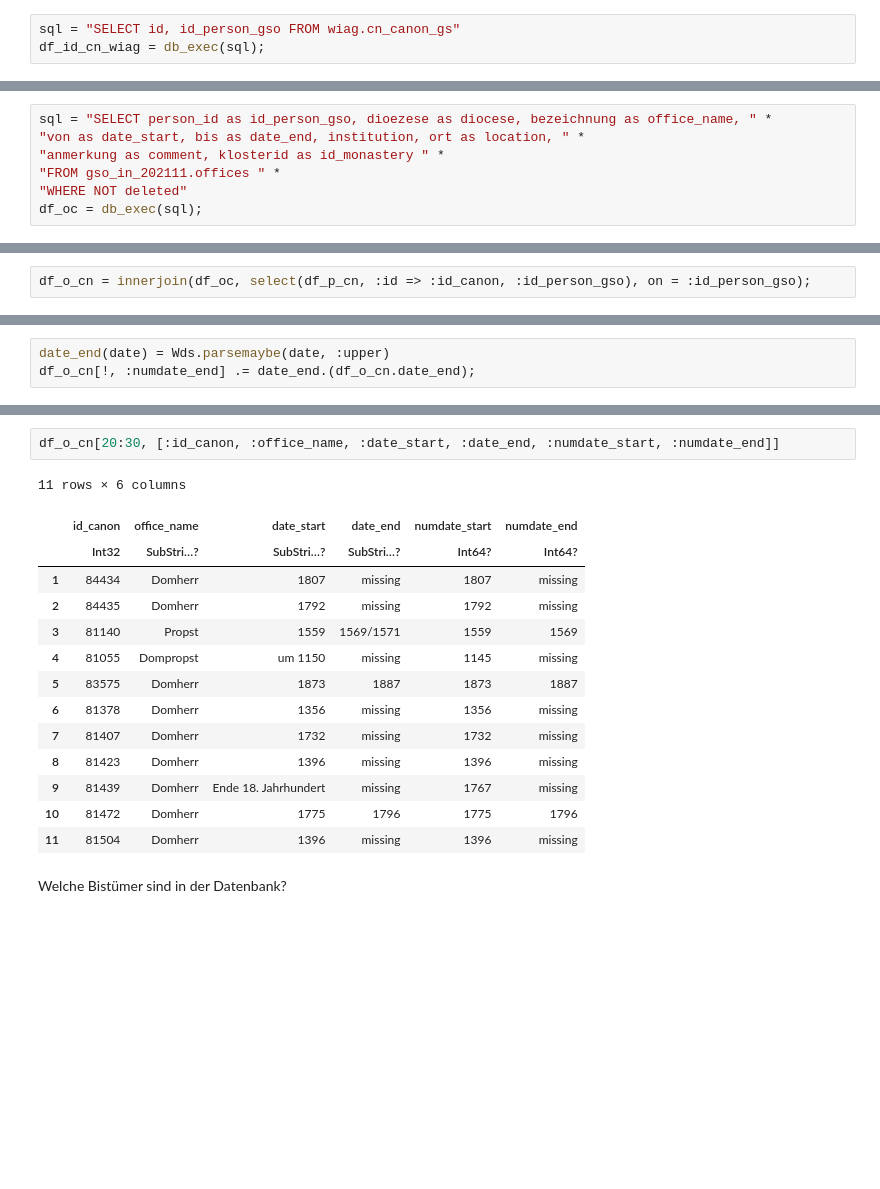
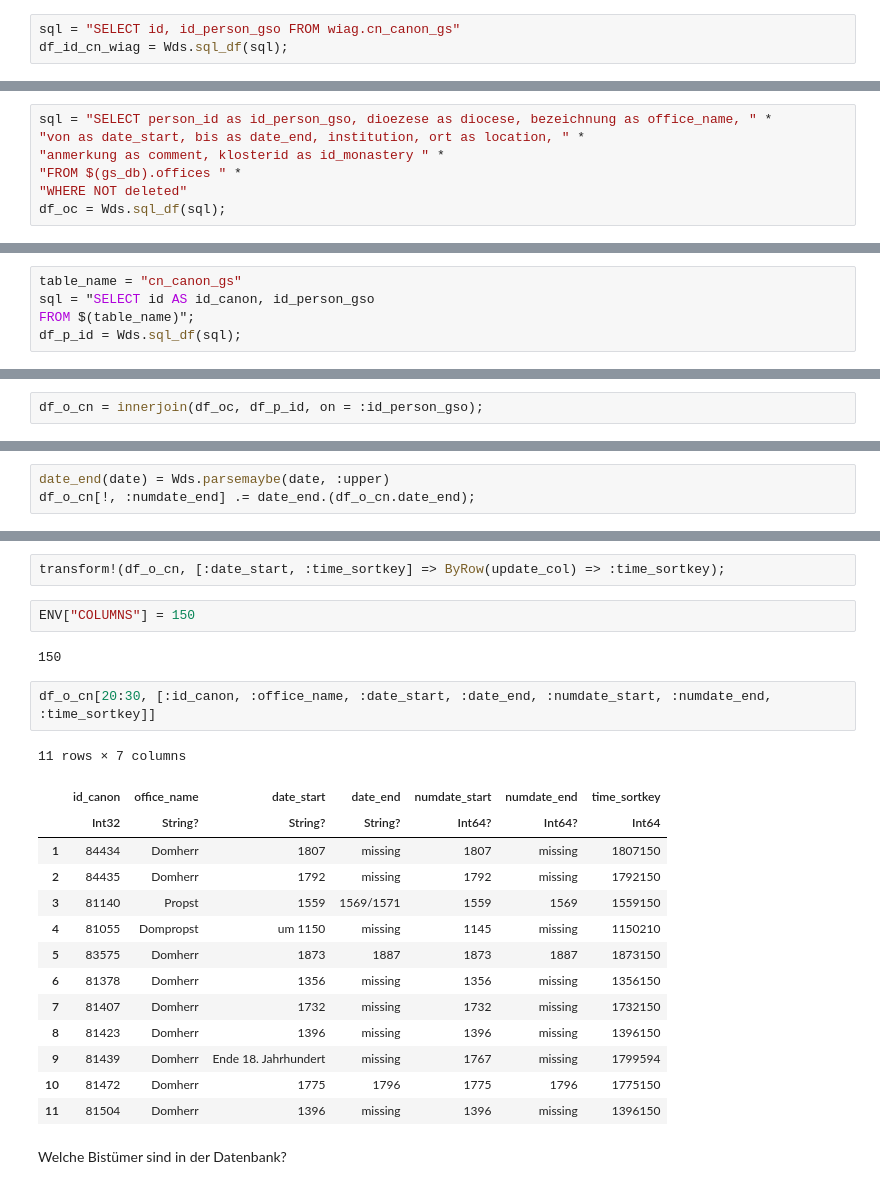
Before and after one commit to ghertko/WiagDataSetup, a Jupyter notebook: run/wiag/Domherren_GS.ipynb, the cells around one changed output, grey strips where cells are left out. Saved outputs shown, nothing was run; the diff lists cells and outputs as text; blank space fills up the shorter version.

```diff
--- a/run/wiag/Domherren_GS.ipynb
+++ b/run/wiag/Domherren_GS.ipynb
@@ -171,7 +172,7 @@ first(df_p_cn, 6)
 Lies bestehende IDs
 # %%
 sql = "SELECT id, id_person_gso FROM wiag.cn_canon_gs"
-df_id_cn_wiag = db_exec(sql);
+df_id_cn_wiag = Wds.sql_df(sql);
 # %%
 df_p_cn = leftjoin(df_p_cn, df_id_cn_wiag, on = :id_person_gso);
 # %%
@@ -441,8 +439,13 @@ Wds.filltable!(table_name, select(df_cn_ref_mg_bio, columns), clear_table = fals
 sql = "SELECT person_id as id_person_gso, dioezese as diocese, bezeichnung as office_name, " *
 "von as date_start, bis as date_end, institution, ort as location, " *
 "anmerkung as comment, klosterid as id_monastery " *
-"FROM gso_in_202111.offices " *
+"FROM $(gs_db).offices " *
 "WHERE NOT deleted"
-df_oc = db_exec(sql);
+df_oc = Wds.sql_df(sql);
 # %%
 Wds.clean_up!(df_oc)
+# %%
+table_name = "cn_canon_gs"
+sql = "SELECT id AS id_canon, id_person_gso
+FROM $(table_name)";
+df_p_id = Wds.sql_df(sql);
@@ -453,5 +458,5 @@ size(df_oc)
 # %%
-df_o_cn = innerjoin(df_oc, select(df_p_cn, :id => :id_canon, :id_person_gso), on = :id_person_gso);
+df_o_cn = innerjoin(df_oc, df_p_id, on = :id_person_gso);
 # %%
 size(df_o_cn)
 # %% [output]
@@ -536,20 +491,26 @@ df_o_cn[!, :numdate_end] .= date_end.(df_o_cn.date_end);
+# %%
+transform!(df_o_cn, [:date_start, :time_sortkey] => ByRow(update_col) => :time_sortkey);
+# %%
+ENV["COLUMNS"] = 150
+# %% [output]
+150
 # %%
-df_o_cn[20:30, [:id_canon, :office_name, :date_start, :date_end, :numdate_start, :numdate_end]]
+df_o_cn[20:30, [:id_canon, :office_name, :date_start, :date_end, :numdate_start, :numdate_end, :time_sortkey]]
 # %% [output]
-11 rows × 6 columns
+11 rows × 7 columns
-|  | id_canon | office_name | date_start | date_end | numdate_start | numdate_end |
-|  | Int32 | SubStri…? | SubStri…? | SubStri…? | Int64? | Int64? |
-| 1 | 84434 | Domherr | 1807 | missing | 1807 | missing |
-| 2 | 84435 | Domherr | 1792 | missing | 1792 | missing |
-| 3 | 81140 | Propst | 1559 | 1569/1571 | 1559 | 1569 |
-| 4 | 81055 | Dompropst | um 1150 | missing | 1145 | missing |
-| 5 | 83575 | Domherr | 1873 | 1887 | 1873 | 1887 |
-| 6 | 81378 | Domherr | 1356 | missing | 1356 | missing |
-| 7 | 81407 | Domherr | 1732 | missing | 1732 | missing |
-| 8 | 81423 | Domherr | 1396 | missing | 1396 | missing |
-| 9 | 81439 | Domherr | Ende 18. Jahrhundert | missing | 1767 | missing |
-| 10 | 81472 | Domherr | 1775 | 1796 | 1775 | 1796 |
-| 11 | 81504 | Domherr | 1396 | missing | 1396 | missing |
+|  | id_canon | office_name | date_start | date_end | numdate_start | numdate_end | time_sortkey |
+|  | Int32 | String? | String? | String? | Int64? | Int64? | Int64 |
+| 1 | 84434 | Domherr | 1807 | missing | 1807 | missing | 1807150 |
+| 2 | 84435 | Domherr | 1792 | missing | 1792 | missing | 1792150 |
+| 3 | 81140 | Propst | 1559 | 1569/1571 | 1559 | 1569 | 1559150 |
+| 4 | 81055 | Dompropst | um 1150 | missing | 1145 | missing | 1150210 |
+| 5 | 83575 | Domherr | 1873 | 1887 | 1873 | 1887 | 1873150 |
+| 6 | 81378 | Domherr | 1356 | missing | 1356 | missing | 1356150 |
+| 7 | 81407 | Domherr | 1732 | missing | 1732 | missing | 1732150 |
+| 8 | 81423 | Domherr | 1396 | missing | 1396 | missing | 1396150 |
+| 9 | 81439 | Domherr | Ende 18. Jahrhundert | missing | 1767 | missing | 1799594 |
+| 10 | 81472 | Domherr | 1775 | 1796 | 1775 | 1796 | 1775150 |
+| 11 | 81504 | Domherr | 1396 | missing | 1396 | missing | 1396150 |
 # %% [markdown]
 Welche Bistümer sind in der Datenbank?
 # %%
```
Also changed, not shown: parts of 77 cells of this notebook, 14 other files.
